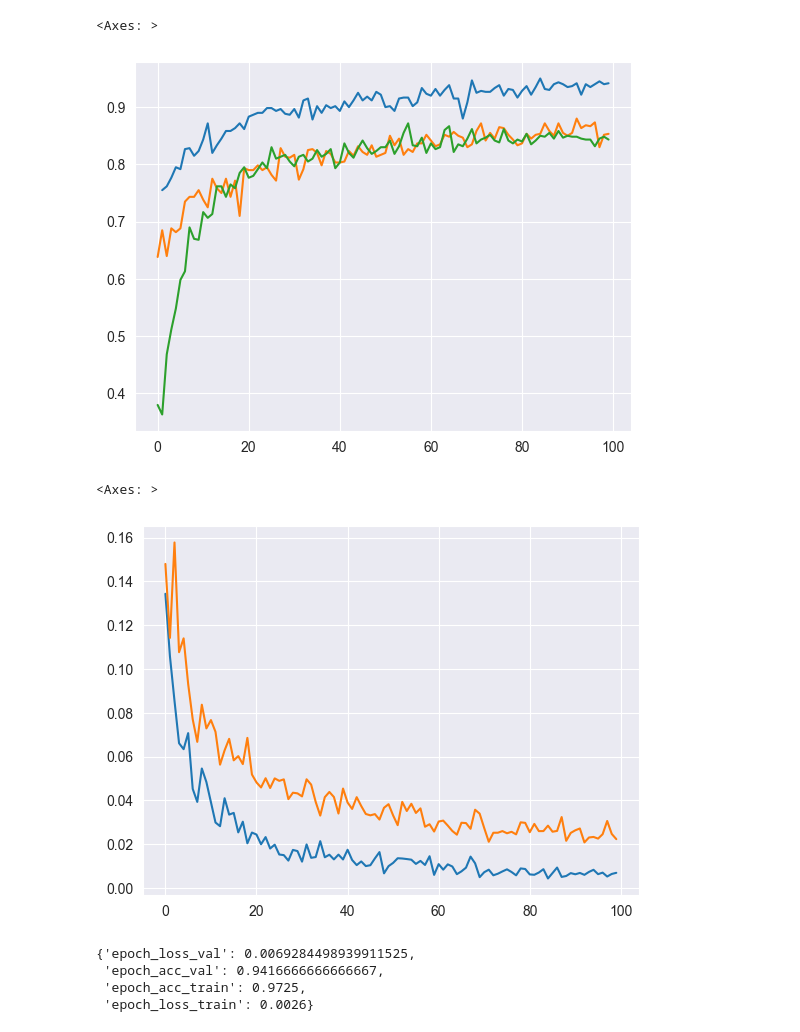
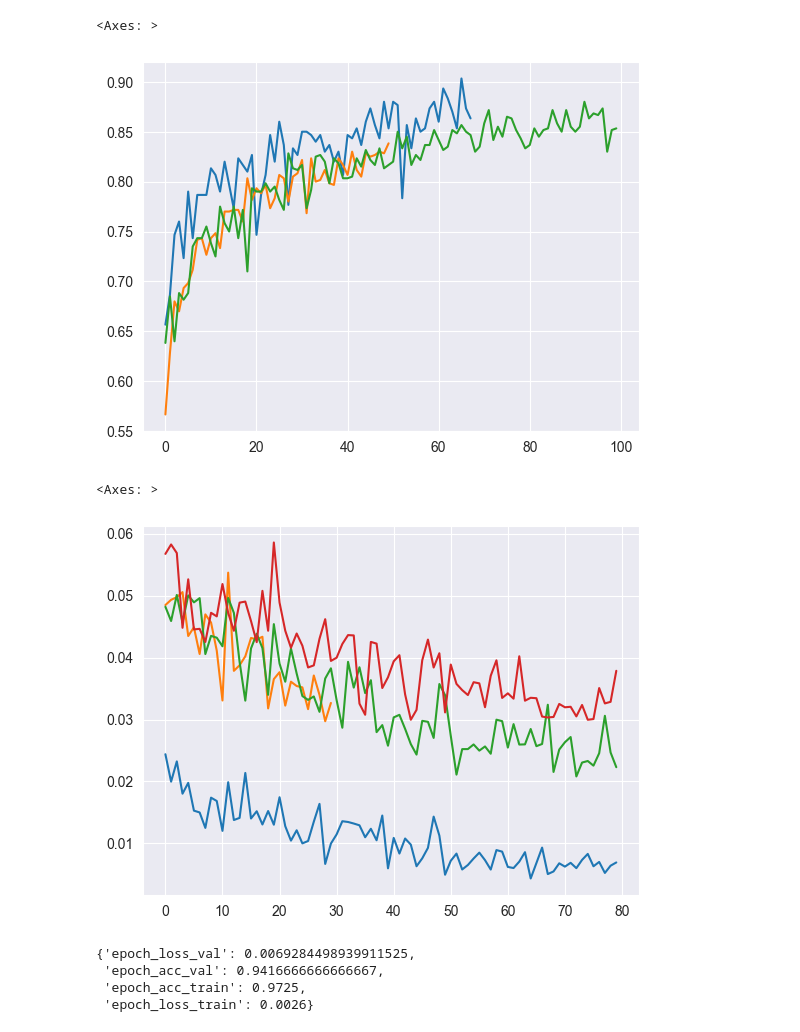
Before and after one commit to Outsider-corp/voice_biometry_recognition, a Jupyter notebook: research.ipynb, the cells around one changed output. Saved outputs shown, nothing was run; the diff lists cells and outputs as text; code cells hidden in the pictures.

```diff
--- a/research.ipynb
+++ b/research.ipynb
@@ -10,30 +12,56 @@ import os
 os.chdir(r'D:\Py_Projects\neuro')
 # %%
 with open('models/statistic/DTDNNSS_100p_5vox_002.json', 'r') as f:
-    dtdnnss2 = json.load(f)
+    dtdnnss40 = json.load(f)
 
 with open('models/statistic/DeepSpeaker_100pers_10vox_20mfcc_tripl_011.json', 'r') as f:
-    dtdnnss1 = json.load(f)
+    dtdnnss20_100 = json.load(f)
+
+with open('models/statistic/DTDNNSS_50p_5vox_004.json', 'r') as f:
+    dtdnnss20 = json.load(f)
 
 with open('models/statistic/ResNet34_100p_5vox_001.json', 'r') as f:
     resnet1 = json.load(f)
+
+with open('models/statistic/DTDNNSS_100p_5vox_05c.json', 'r') as f:
+    dtdnnss30 = json.load(f)
+
+with open('models/statistic/DTDNNSS_50p_5vox_007.json', 'r') as f:
+    dtdnnss40_01 = json.load(f)
+
+with open('models/statistic/DTDNNSS_50p_5vox_006_lr01.json', 'r') as f:
+    dtdnnss20_lr = json.load(f)
+
+with open('models/statistic/ResNet34_50p_5vox_002.json', 'r') as f:
+    resnet2 = json.load(f)
 # %%
-dtdnnss1_df = pd.DataFrame([*dtdnnss1.values()][:-1])
-dtdnnss2_df = pd.DataFrame([*dtdnnss2.values()][:-1])
-resnet1_df = pd.DataFrame([*resnet1.values()][:-1])
+start = 0
+dtdnnss20_df = pd.DataFrame([*dtdnnss20.values()][start:-1])
+dtdnnss30_df = pd.DataFrame([*dtdnnss30.values()][start:-1])
+dtdnnss40_df = pd.DataFrame([*dtdnnss40.values()][start:-1])
+dtdnnss40_01_df = pd.DataFrame([*dtdnnss40_01.values()][start:-1])
+dtdnnss20_lr_df = pd.DataFrame([*dtdnnss20_lr.values()][start:-1])
+resnet1_df = pd.DataFrame([*resnet1.values()][start:-1])
+resnet2_df = pd.DataFrame([*resnet2.values()][start:-1])
 # %%
-dtdnnss1_df['epoch_acc_val'].plot()
-dtdnnss2_df['epoch_acc_val'].plot()
-resnet1_df['epoch_acc_val'].plot()
+dtdnnss20_df['epoch_acc_val'].plot()
+dtdnnss30_df['epoch_acc_val'].plot()
+dtdnnss40_df['epoch_acc_val'].plot()
+# dtdnnss40_01_df['epoch_acc_val'].plot()
+# dtdnnss20_lr_df['epoch_acc_val'].plot()
+# resnet1_df['epoch_acc_val'].plot()
+# resnet2_df['epoch_acc_val'].plot()
 # %% [output]
 <Axes: >
-[figure, old version]
+[figure, new version]
 # %%
-dtdnnss1_df['epoch_loss_val'].plot()
-dtdnnss2_df['epoch_loss_val'].plot()
+dtdnnss20_df['epoch_loss_val'].plot()
+dtdnnss30_df['epoch_loss_val'].plot()
+dtdnnss40_df['epoch_loss_val'].plot()
+resnet1_df['epoch_loss_val'].plot()
 # %% [output]
 <Axes: >
-[figure, old version]
+[figure, new version]
 # %%
 with open('models/correct/DeepSpeaker_100pers_10vox_20mfcc_tripl_011_raw_training.txt', 'r') as f:
     raw_input = f.readlines()
```
Also changed, not shown: parts of 5 cells of this notebook, 17 other files.
